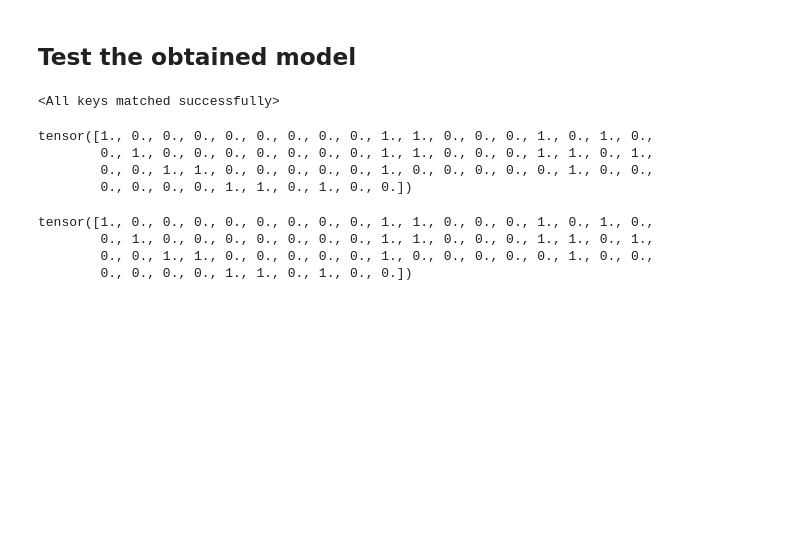
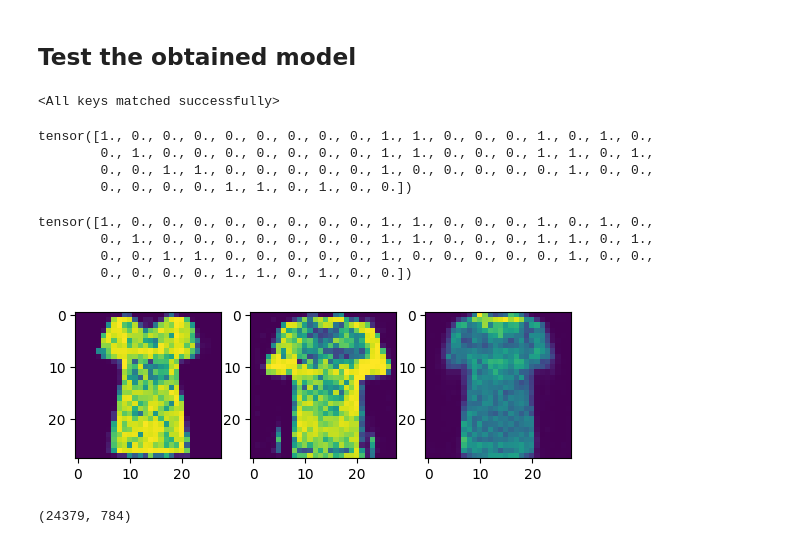
Before and after one commit to elfirdoussilab1/Synthetic-data, a Jupyter notebook: test_utils.ipynb, the cells around one changed output. Saved outputs shown, nothing was run; the diff lists cells and outputs as text; code cells hidden in the pictures; blank space fills up the shorter version.

```diff
--- a/test_utils.ipynb
+++ b/test_utils.ipynb
@@ -711,3 +711,20 @@ tensor([1., 0., 0., 0., 0., 0., 0., 0., 0., 1., 1., 0., 0., 0., 1., 0., 1., 0.,
         0., 1., 0., 0., 0., 0., 0., 0., 0., 1., 1., 0., 0., 0., 1., 1., 0., 1.,
         0., 0., 1., 1., 0., 0., 0., 0., 0., 1., 0., 0., 0., 0., 0., 1., 0., 0.,
         0., 0., 0., 0., 1., 1., 0., 1., 0., 0.])
+# %%
+from dataset import *
+data = GAN_data('fashionmnist', 2000, 5000, 'cpu', supervision = True, threshold= -0.3)
+# %%
+X_s = data.X_s
+import matplotlib.pyplot as plt
+
+imgs = X_s[:3]
+fig, ax = plt.subplots(1, 3)
+for i, img in enumerate(imgs):
+    ax[i].imshow(img.reshape(28, 28))
+# %% [output]
+[figure, added]
+# %%
+X_s.shape
+# %% [output]
+(24379, 784)
```
Also changed, not shown: parts of 1 cell of this notebook, 8 other files.
